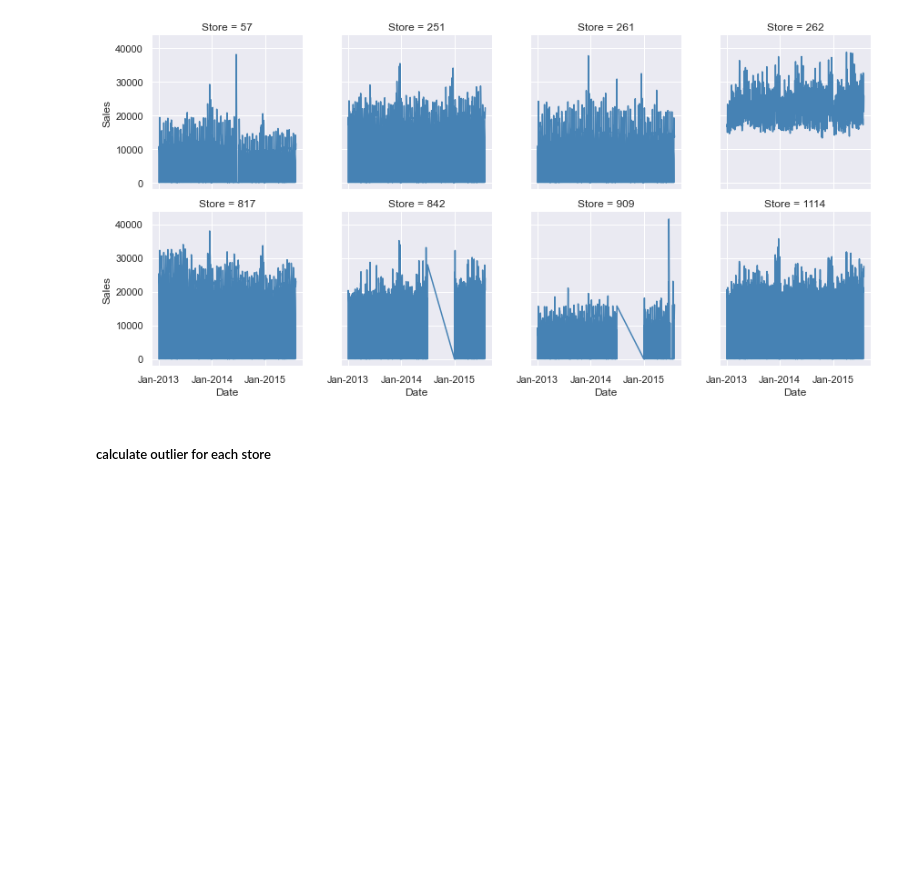
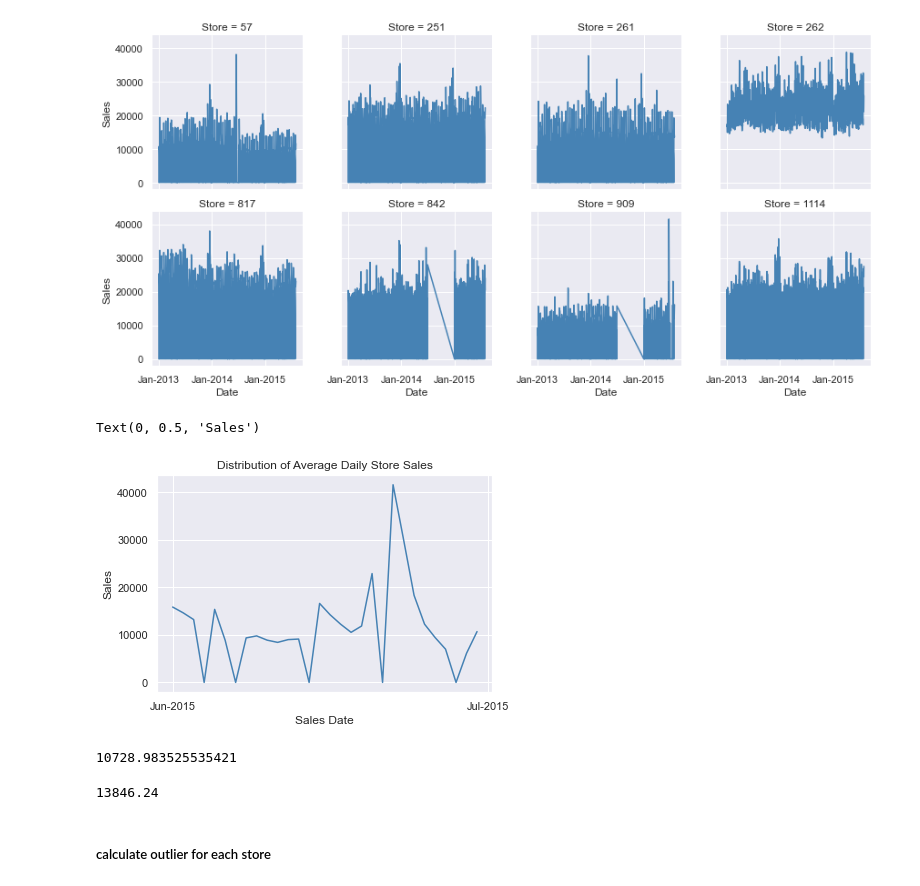
Before and after one commit to CYCCCCC/store_sales_prediction, a Jupyter notebook: store_sales.ipynb, the cells around one changed output. Saved outputs shown, nothing was run; the diff lists cells and outputs as text; code cells hidden in the pictures; blank space fills up the shorter version.

```diff
--- a/store_sales.ipynb
+++ b/store_sales.ipynb
@@ -508,6 +508,30 @@ g.add_legend()
 # %% [output]
 <seaborn.axisgrid.FacetGrid at 0x...>
 [figure]
+# %%
+sns.lineplot(data=train[(train['Store']==909)&(train['yyyymm'].isin(['201506']))], x='Date', y='Sales', color='steelblue')
+
+ax = plt.gca()
+ax.xaxis.set_major_locator(mdates.MonthLocator(interval=1))
+ax.xaxis.set_major_formatter(mdates.DateFormatter('%b-%Y'))
+
+plt.title('Distribution of Average Daily Store Sales')
+plt.xlabel('Sales Date')
+plt.ylabel('Sales')
+# %% [output]
+Text(0, 0.5, 'Sales')
+[figure, added]
+# %%
+train[(train['Store']==909) &
+      (train['Open']==1)]['Sales'].mean()
+# %% [output]
+10728.983525535421
+# %%
+train[(train['Store']==909) &
+      (train['yyyymm'].isin(['201506'])) &
+      (train['Open']==1)]['Sales'].mean()
+# %% [output]
+13846.24
 # %% [markdown]
 ##### calculate outlier for each store
 # %%
```
Also changed, not shown: parts of 38 cells of this notebook.
